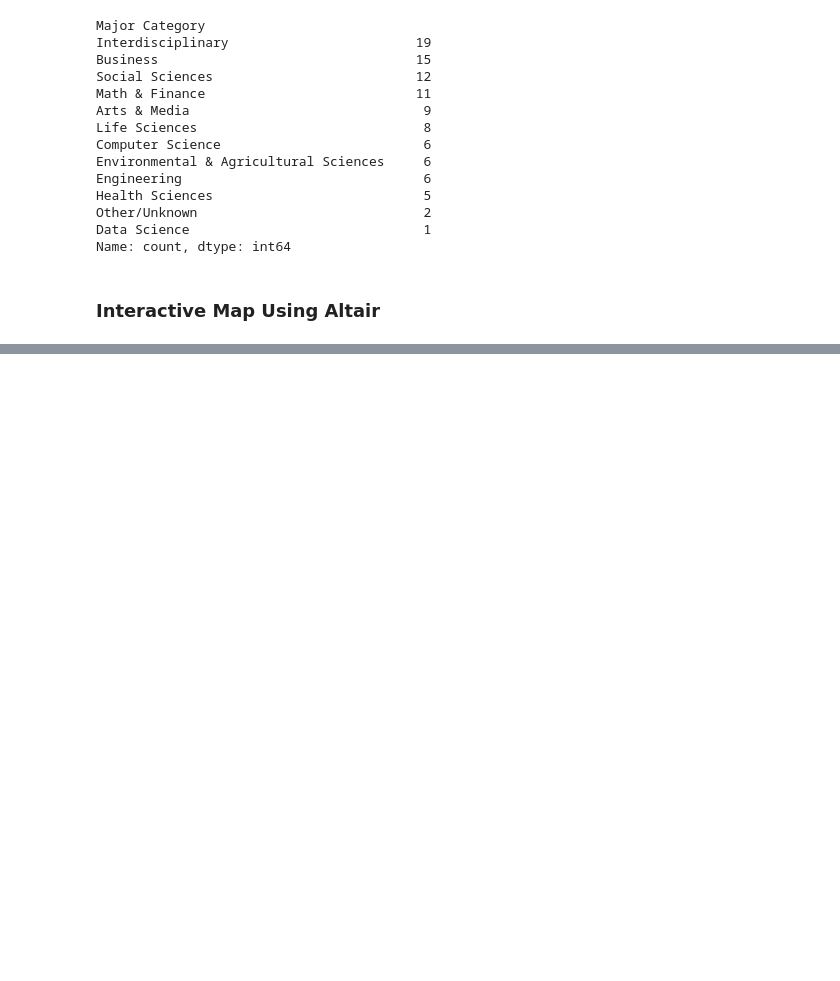
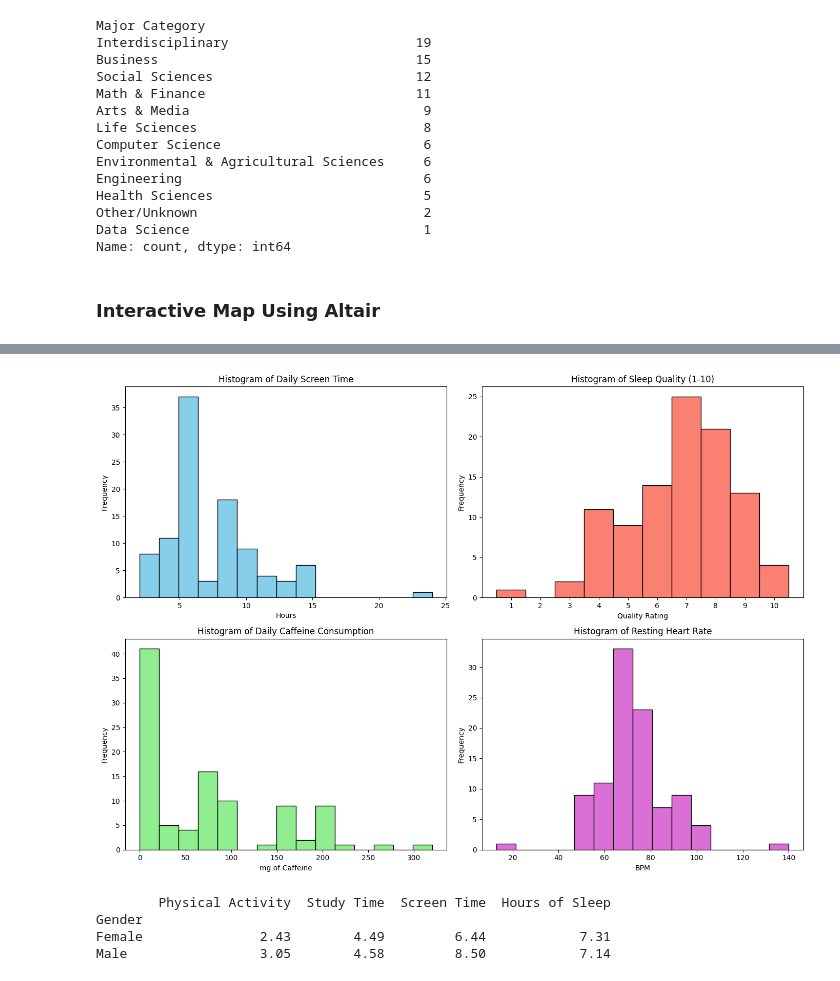
Before and after one commit to yeejord/DS4200_Sleep_Quality_Analysis, a Jupyter notebook: DS4200_Project.ipynb, the cells around one changed output, grey strips where cells are left out. Cells and saved outputs as stored; diff of their text form; code cells hidden in the pictures; blank space fills up the shorter version.

Commit message:
website outline w/ 4/5 visualizations

```diff
--- a/DS4200_Project.ipynb
+++ b/DS4200_Project.ipynb
@@ -597,0 +615,33 @@ final_combined_map.display()
+# %%
+# draw the plot
+fig, axes = plt.subplots(2, 2, figsize=(14, 10))
+
+# Screen Time Histogram
+axes[0, 0].hist(df['Screen Time'].dropna(), bins=15, color='skyblue', edgecolor='black')
+axes[0, 0].set_title('Histogram of Daily Screen Time')
+axes[0, 0].set_xlabel('Hours')
+axes[0, 0].set_ylabel('Frequency')
+
+# Sleep Quality Histogram
+axes[0, 1].hist(df['Sleep Quality'].dropna(), bins=range(1, 12), color='salmon', edgecolor='black', align='left')
+axes[0, 1].set_title('Histogram of Sleep Quality (1-10)')
+axes[0, 1].set_xlabel('Quality Rating')
+axes[0, 1].set_ylabel('Frequency')
+axes[0, 1].set_xticks(range(1, 11))
+
+# Caffeine Histogram
+axes[1, 0].hist(df['Caffeine'].dropna(), bins=15, color='lightgreen', edgecolor='black')
+axes[1, 0].set_title('Histogram of Daily Caffeine Consumption')
+axes[1, 0].set_xlabel('mg of Caffeine')
+axes[1, 0].set_ylabel('Frequency')
+
+# Heart Rate Histogram
+axes[1, 1].hist(df['Heart Rate'].dropna(), bins=15, color='orchid', edgecolor='black')
+axes[1, 1].set_title('Histogram of Resting Heart Rate')
+axes[1, 1].set_xlabel('BPM')
+axes[1, 1].set_ylabel('Frequency')
+
+plt.tight_layout()
+plt.savefig('histograms_lifestyle.png')
+# %% [output]
+[figure, added]
@@ -597,0 +693,9 @@ final_combined_map.display()
+# %%
+# For stacked bar plot in D3, calculate averages:
+cols = ['Physical Activity', 'Study Time', 'Screen Time', 'Hours of Sleep']
+print(df.groupby('Gender')[cols].mean().round(2))
+# %% [output]
+        Physical Activity  Study Time  Screen Time  Hours of Sleep
+Gender
+Female               2.43        4.49         6.44            7.31
+Male                 3.05        4.58         8.50            7.14
```
Also changed, not shown: parts of 4 cells of this notebook, 9 other files.
